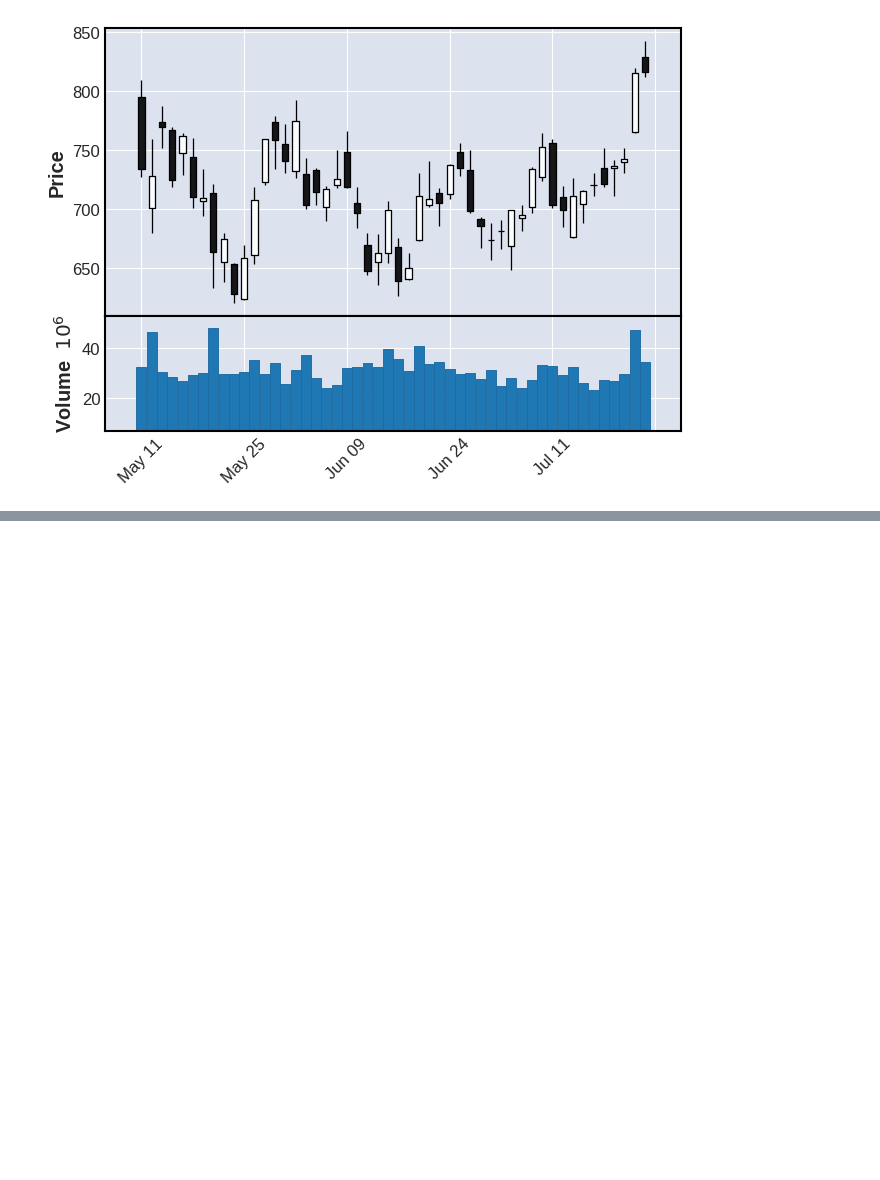
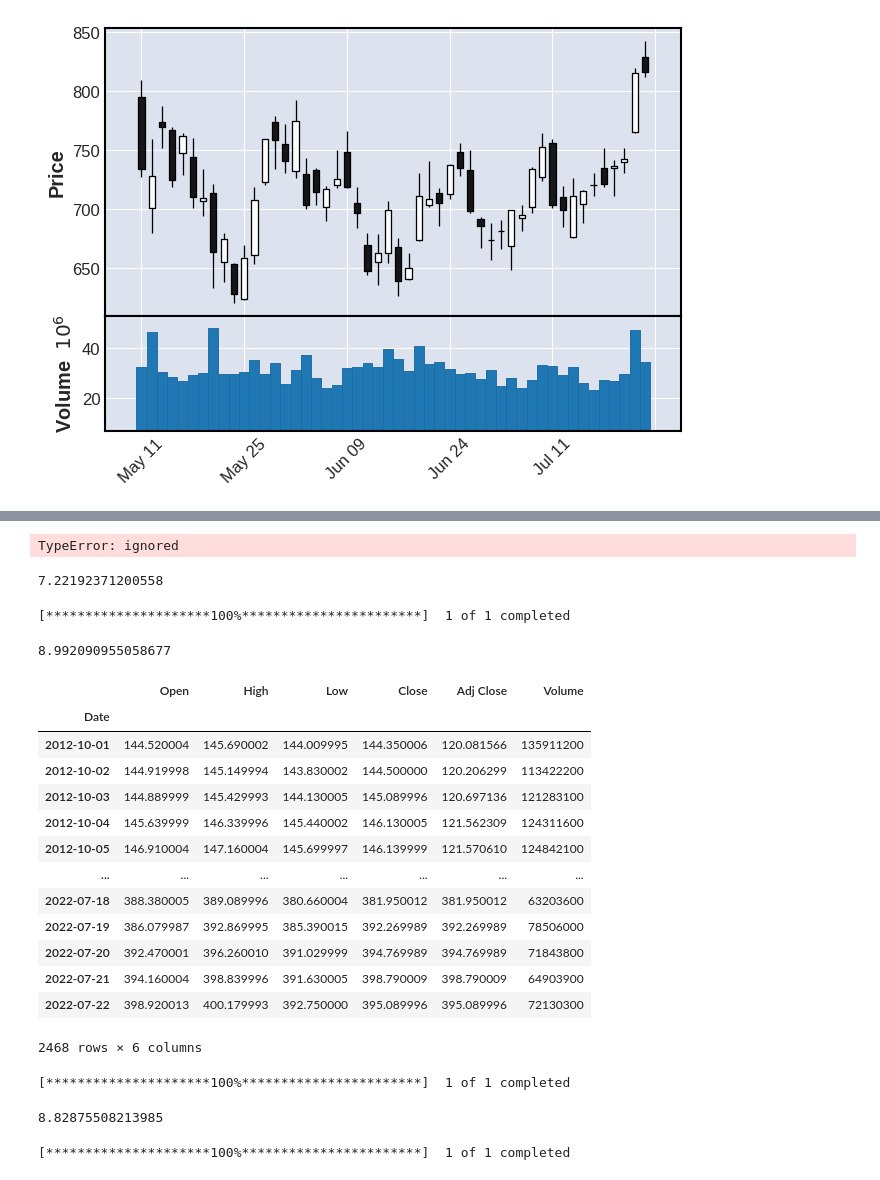
Before and after one commit to OliverTai0118/ryanben, a Jupyter notebook: 20220723.ipynb, the cells around one changed output, grey strips where cells are left out. Saved outputs shown, nothing was run; the diff lists cells and outputs as text; code cells hidden in the pictures; blank space fills up the shorter version.

```diff
--- a/20220723.ipynb
+++ b/20220723.ipynb
@@ -370,0 +387,45 @@ mpf.plot(df.tail(50), type='candle', volume=True)
+# %%
+df['Close'][-1]/["Close"][0]
+# %% [output]
+TypeError: ignored
+# %%
+df['Close'][-1]/df['Close'][0]
+# %% [output]
+7.22192371200558
+# %%
+df = yf.download("SPY")
+# %% [output]
+[*********************100%***********************]  1 of 1 completed
+# %%
+df['Close'][-1]/df['Close'][0]
+# %% [output]
+8.992090955058677
+# %%
+df['2012-10':]
+# %% [output]
+|  | Open | High | Low | Close | Adj Close | Volume |
+| Date |  |  |  |  |  |  |
+| 2012-10-01 | 144.520004 | 145.690002 | 144.009995 | 144.350006 | 120.081566 | 135911200 |
+| 2012-10-02 | 144.919998 | 145.149994 | 143.830002 | 144.500000 | 120.206299 | 113422200 |
+| 2012-10-03 | 144.889999 | 145.429993 | 144.130005 | 145.089996 | 120.697136 | 121283100 |
+| 2012-10-04 | 145.639999 | 146.339996 | 145.440002 | 146.130005 | 121.562309 | 124311600 |
+| 2012-10-05 | 146.910004 | 147.160004 | 145.699997 | 146.139999 | 121.570610 | 124842100 |
+| ... | ... | ... | ... | ... | ... | ... |
+| 2022-07-18 | 388.380005 | 389.089996 | 380.660004 | 381.950012 | 381.950012 | 63203600 |
+| 2022-07-19 | 386.079987 | 392.869995 | 385.390015 | 392.269989 | 392.269989 | 78506000 |
+| 2022-07-20 | 392.470001 | 396.260010 | 391.029999 | 394.769989 | 394.769989 | 71843800 |
+| 2022-07-21 | 394.160004 | 398.839996 | 391.630005 | 398.790009 | 398.790009 | 64903900 |
+| 2022-07-22 | 398.920013 | 400.179993 | 392.750000 | 395.089996 | 395.089996 | 72130300 |
+2468 rows × 6 columns
+# %%
+df = yf.download("MSFT")
+# %% [output]
+[*********************100%***********************]  1 of 1 completed
+# %%
+df['2012-10':]['Close'][-1]/df['2012-10':]['Close'][0]
+# %% [output]
+8.82875508213985
+# %%
+df=yf.download("TSLA")
+# %% [output]
+[*********************100%***********************]  1 of 1 completed
```
Also changed, not shown: parts of 6 cells of this notebook.
